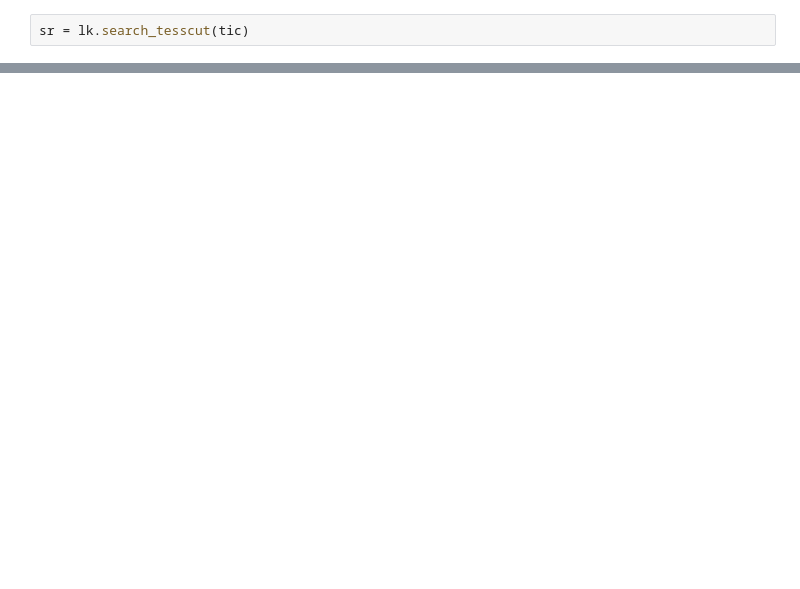
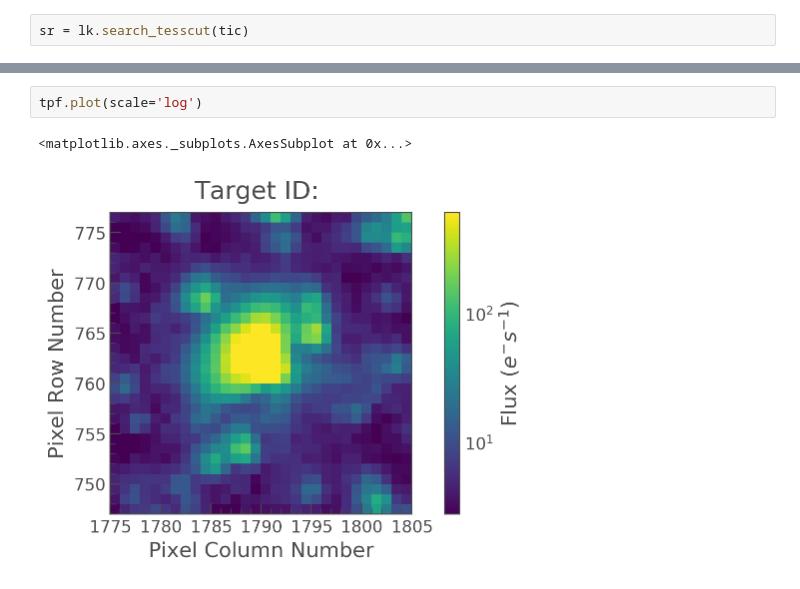
Before and after one commit to christinahedges/chromo, a Jupyter notebook: notebooks/chromo-demo.ipynb, the cells around one changed output, grey strips where cells are left out. Cells and saved outputs as stored; diff of their text form; blank space fills up the shorter version.

```diff
--- a/notebooks/chromo-demo.ipynb
+++ b/notebooks/chromo-demo.ipynb
@@ -34,2 +88,7 @@ raw_tpf = raw_tpf[(raw_tpf.to_lightcurve().flux > 0)]
+# %%
+tpf.plot(scale='log')
+# %% [output]
+<matplotlib.axes._subplots.AxesSubplot at 0x...>
+[figure, added]
 # %%
 # Take a look!
```
Also changed, not shown: parts of 19 cells of this notebook, 2 other files.
